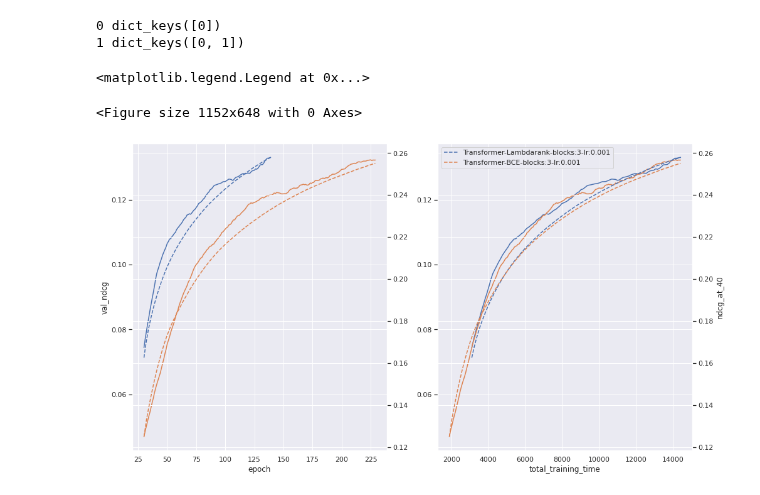
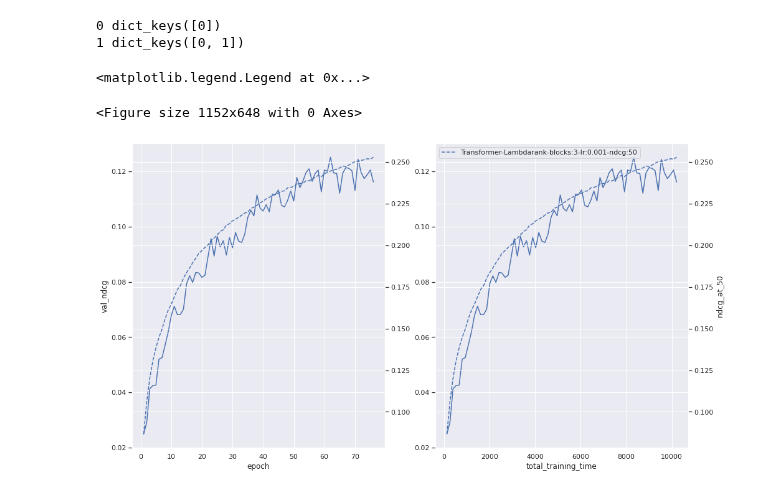
Before and after one commit to asash/gptrec_rl, a Jupyter notebook: evaluation/Results_analysis.ipynb, the cells around one changed output. Saved outputs shown, nothing was run; the diff lists cells and outputs as text; code cells hidden in the pictures.

Commit message:
40-150 truncate experiments

```diff
--- a/evaluation/Results_analysis.ipynb
+++ b/evaluation/Results_analysis.ipynb
@@ -48,4 +49,8 @@ sb.set()
 
 
 #Truncation effects:
+#1-20
 experiment_logs = "./results/ml_benchmark20m_2021_11_28T18_14_50/stdout"
+
+#30-120
+experiment_logs = "./results/ml_benchmark20m_2021_11_29T15_12_00/stdout"
@@ -166,5 +69,5 @@ Index(['Transformer-Lambdarank-blocks:3-lr:0.005',
 # %%
-moving_average_steps=30
+moving_average_steps=1
 max_points = 30000
 
 
@@ -185,7 +88,7 @@ fig, ax = plt.subplots(1, len(axises))
 fig.set_figheight(9)
 fig.set_figwidth(16)
 
-interesting_models = ['Transformer-Lambdarank-blocks:3-lr:0.001', 'Transformer-BCE-blocks:3-lr:0.001']
+interesting_models = ['Transformer-Lambdarank-blocks:3-lr:0.001-ndcg:50']
 second_metrics = {}
 
 for recommender in data:
@@ -194,7 +97,7 @@ for recommender in data:
     if len(recommender['metrics_history']) > 0:
         history = recommender['metrics_history']
         metric_name = 'val_ndcg'
-        second_metric_name = 'ndcg_at_40'
+        second_metric_name = 'ndcg_at_50'
         metric = moving_average(get_metric(history, metric_name), moving_average_steps)[:max_points]
         if second_metric_name != None:
             second_metric = moving_average(get_metric(history, second_metric_name), moving_average_steps)[:max_points]
@@ -203,34 +106,34 @@ for recommender in data:
 
         #plt.plot(val_success, label=recommender['model_name'] + "val_sps")
         #plt.plot(success, label=recommender['model_name'] + "sps")
         for axis_num in range(len(axises)):
             axis_name = axises[axis_num]
             axis = get_metric(history, axis_name)[moving_average_steps - 1:][:max_points]
             ax[axis_num].plot(axis, metric,label=recommender['model_name'])
 
             ax[axis_num].set_xlabel(axis_name)
             if axis_num == 0:
                 ax[axis_num].set_ylabel(metric_name)
 
             if (second_metric_name != None):
                 if axis_num not in second_metrics:
                     second_metrics[axis_num] = ax[axis_num].twinx()
                     print(axis_num, second_metrics.keys())
                 ax2 = second_metrics[axis_num]
                 if axis_num == 1:
                     ax2.set_ylabel(second_metric_name)
                 ax2.plot(axis, second_metric, '--', label=recommender['model_name'],)
 
 
         #plt.plot(ndcg, label=recommender['model_name'] + "ndcg")
         #plt.plot(val_success, label=recommender['model_name'] + "_val_sps")
 plt.legend()
 # %% [output]
 0 dict_keys([0])
 1 dict_keys([0, 1])
 <matplotlib.legend.Legend at 0x...>
 <Figure size 1152x648 with 0 Axes>
-[figure, old version]
+[figure, new version]
 # %%
 len(metric), len(metric) - np.argmax(metric) - 1
 # %% [output]
```
Also changed, not shown: parts of 9 cells of this notebook, 1 other file.
